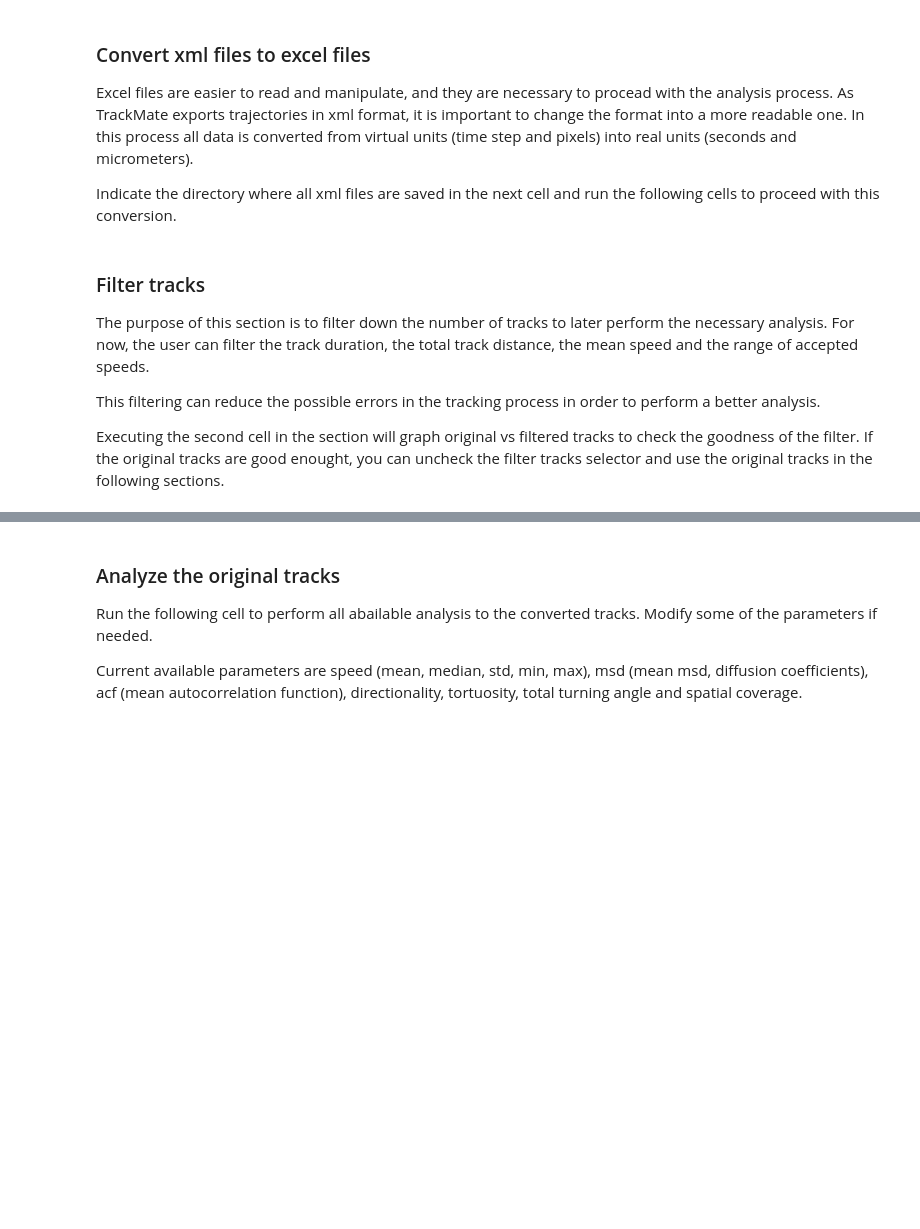
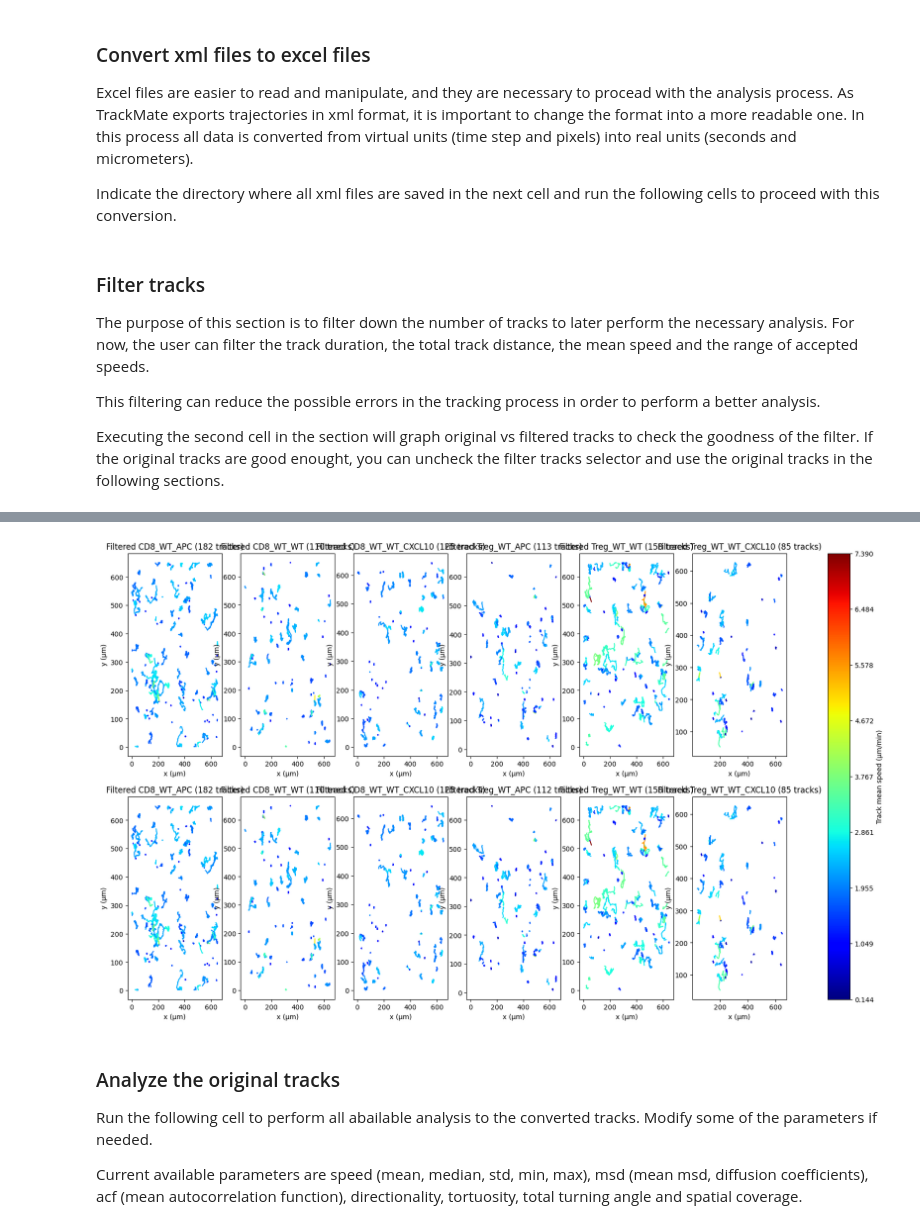
Before and after one commit to pcanaleta/tanalysis, a Jupyter notebook: trajectory_analysis.ipynb, the cells around one changed output, grey strips where cells are left out. Saved outputs shown, nothing was run; the diff lists cells and outputs as text; code cells hidden in the pictures; blank space fills up the shorter version.

Commit message:
Testing minor updates in trajectory analysis notebook

```diff
--- a/trajectory_analysis.ipynb
+++ b/trajectory_analysis.ipynb
@@ -285,6 +272,8 @@ excel_dirname = fr"{exp}\{experiment.value}\{condition.value}\{timer.value}\Trac
 
 limits = [(np.inf,-np.inf),(np.inf,-np.inf),(np.inf,-np.inf),(np.inf,-np.inf)]
 for file in os.listdir(excel_dirname):
+    if os.path.isdir(os.path.join(excel_dirname, file)):
+        continue
     og_tracks, names = traj_analysis.get_traj(os.path.join(excel_dirname, file))
     ids = np.unique(og_tracks.index.get_level_values(0))
     valid_tracks = []
@@ -293,9 +282,9 @@ for file in os.listdir(excel_dirname):
         #Track parameters
         track_duration = len(track)*timelapse.value
         limits[0] = (min(limits[0][0],track_duration), max(limits[0][1],track_duration))
-        total_distance = np.nansum(np.linalg.norm(np.diff(track.iloc[:,slice(1, None, 1)],axis=1),axis=0))
+        total_distance = np.nansum(np.linalg.norm(np.diff(track.iloc[:,slice(1, None, 1)],axis=0),axis=1))
         limits[1] = (min(limits[1][0],total_distance), max(limits[1][1],total_distance))
-        track_velocity = np.linalg.norm(np.diff(track.iloc[:,slice(1, None, 1)], axis=1),axis=0)/timelapse.value
+        track_velocity = np.linalg.norm(np.diff(track.iloc[:,slice(1, None, 1)], axis=0),axis=1)/timelapse.value
         mean_velocity = np.nanmean(track_velocity, axis=0)
         limits[2] = (min(limits[2][0],mean_velocity), max(limits[2][1],mean_velocity))
 
@@ -306,7 +295,7 @@ duration_slider = widgets.IntRangeSlider(
         value=limits[0],
         min=limits[0][0],
         max=limits[0][1],
-        step=5,
+        step=timelapse.value,
         description=f'Track duration ({timelapse_units.value})',
         style={'description_width':'initial'},
         layout=widgets.Layout(width='700px'),)
@@ -352,6 +341,8 @@ mean_velocity_slider.observe(observe_mean_velocity_slider, 'value')
 def press_button(press):
     output.clear_output()
     for file in os.listdir(excel_dirname):
+        if os.path.isdir(os.path.join(excel_dirname, file)):
+            continue
         og_tracks, names = traj_analysis.get_traj(os.path.join(excel_dirname, file))
         tracks, names = traj_analysis.filter_traj(dirname=os.path.join(excel_dirname, file), filter_values=params)
         with output:
@@ -368,51 +359,42 @@ VBox(children=(Checkbox(value=True, description='Filter tracks'), IntRangeSlider
 # %%
 #Run this function to preview some filtered analyzed data
 excel_dirname = fr"{exp}\{experiment.value}\{condition.value}\{timer.value}\Tracks\excel_tracks"
-tracks, names = traj_analysis.filter_traj(excel_dirname, filter_values=params)
-og_tracks, og_names = traj_analysis.get_traj(excel_dirname)
 cmap = mpl.colormaps['jet']
-fig, ax = plt.subplots(2,len(tracks))
+fig, ax = plt.subplots(2,6)
 fig.set_figheight(12)
 fig.set_figwidth(22)
 col=0
-name=0
-for file in tracks:
-    ids = np.unique(file[:,0], return_index=False)
-    for track_id in ids:
-        track=[]
-        for j in range(0,len(file)):
-            if file[j,0]==track_id:
-                track.append(np.asarray(file[j,:]))
-        track_velocity = np.linalg.norm(np.diff(np.asarray(track)[:,2:], axis=0),axis=-1)/(np.diff(np.asarray(track)[:,1], axis=0))
+for file in os.listdir(excel_dirname):
+    if os.path.isdir(os.path.join(excel_dirname, file)):
+        continue
+    path = os.path.join(excel_dirname, file)
+    tracks, names = traj_analysis.filter_traj(path, filter_values=params)
+    og_tracks, og_names = traj_analysis.get_traj(path)
+    ids = np.unique(tracks.index.get_level_values(0))
+    og_ids = np.unique(og_tracks.index.get_level_values(0))
+    for id in ids:
+        track = tracks.loc[id]
+        track_velocity = np.linalg.norm(np.diff(track.iloc[:,slice(1,None,1)], axis=0),axis=-1)/(timelapse.value)
         mean_velocity = np.mean(track_velocity, axis=-1)/limits[2][1]
-        ax[1,col].plot(np.asarray(track)[:,2], np.asarray(track)[:,3], color=cmap(mean_velocity))
+        ax[1,col].plot(np.asarray(track[['x']]), np.asarray(track[['y']]), color=cmap(mean_velocity))
         ax[1,col].set_xlabel('x (μm)')
         ax[1,col].set_ylabel('y (μm)')
-        ax[1,col].set_title(f'Filtered {names[name]} ({len(ids)} tracks)')
-    col+=1
-    name+=1
-
-col=0
-name=0
-for og_file in og_tracks:
-    og_ids = np.unique(og_file[:,0], return_index=False)
-    for og_track_id in og_ids:
-        og_track=[]
-        for k in range(0,len(og_file)):
-            if og_file[k,0]==og_track_id:
-                og_track.append(np.asarray(og_file[k,:]))
-        track_velocity = np.linalg.norm(np.diff(np.asarray(og_track)[:,2:], axis=0),axis=-1)/(np.diff(np.asarray(og_track)[:,1], axis=0))
+        ax[1,col].set_title(f'Filtered {names} ({len(ids)} tracks)')
+    for og_id in og_ids:
+        og_track = og_tracks.loc[og_id]
+        track_velocity = np.linalg.norm(np.diff(np.asarray(og_track.iloc[:,slice(1,None,1)]), axis=0),axis=-1)/(timelapse.value)
         mean_velocity = np.mean(track_velocity, axis=-1)/limits[2][1]
-        ax[0,col].plot(np.asarray(og_track)[:,2], np.asarray(og_track)[:,3], color=cmap(mean_velocity))
+        ax[0,col].plot(np.asarray(og_track[['x']]), np.asarray(og_track[['y']]), color=cmap(mean_velocity))
         ax[0,col].set_xlabel('x (μm)')
         ax[0,col].set_ylabel('y (μm)')
-        ax[0,col].set_title(f'Original {names[name]} ({len(og_ids)} tracks)')
+        ax[0,col].set_title(f'Filtered {og_names} ({len(og_ids)} tracks)')
     col+=1
-    name+=1
 
 sm = mpl.cm.ScalarMappable(cmap=cmap, norm=mpl.colors.Normalize(limits[2][0], limits[2][1]))
 plt.colorbar(sm, ax=ax, ticks=np.linspace(limits[2][0], limits[2][1], 9), label=f"Track mean speed (μm/{timelapse_units.value})")
 plt.show()
+# %% [output]
+[figure, added]
 # %% [markdown]
 ### Analyze the original tracks
 
```
Also changed, not shown: parts of 5 cells of this notebook, 3 other files.
